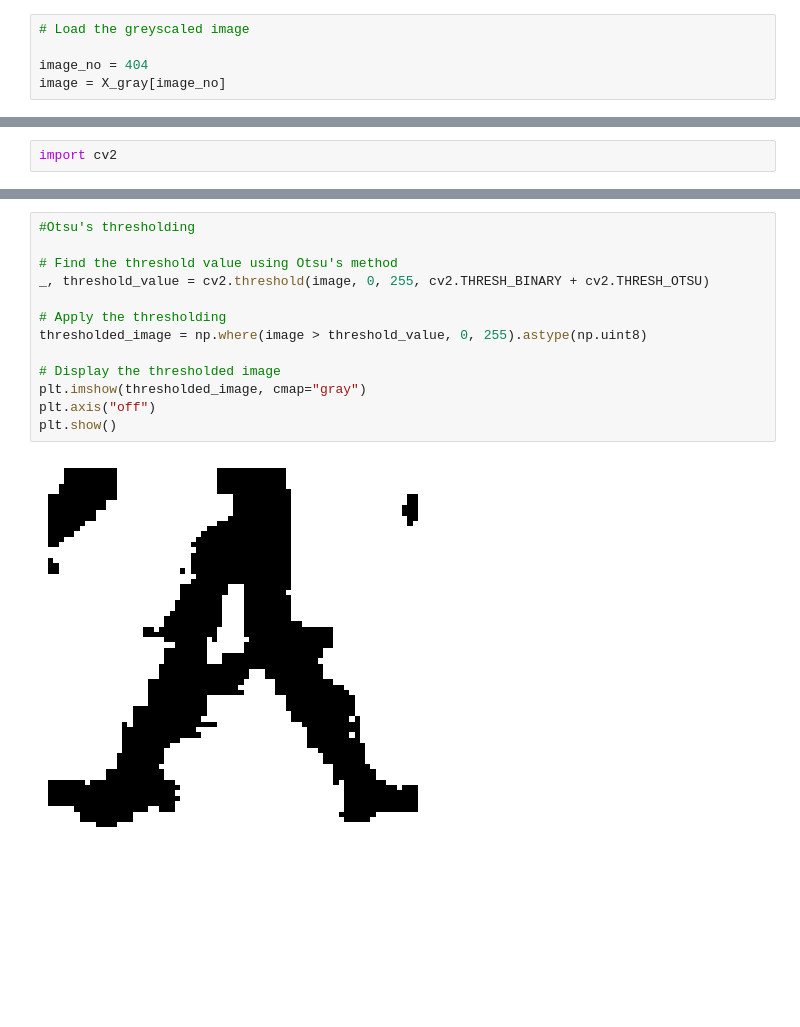
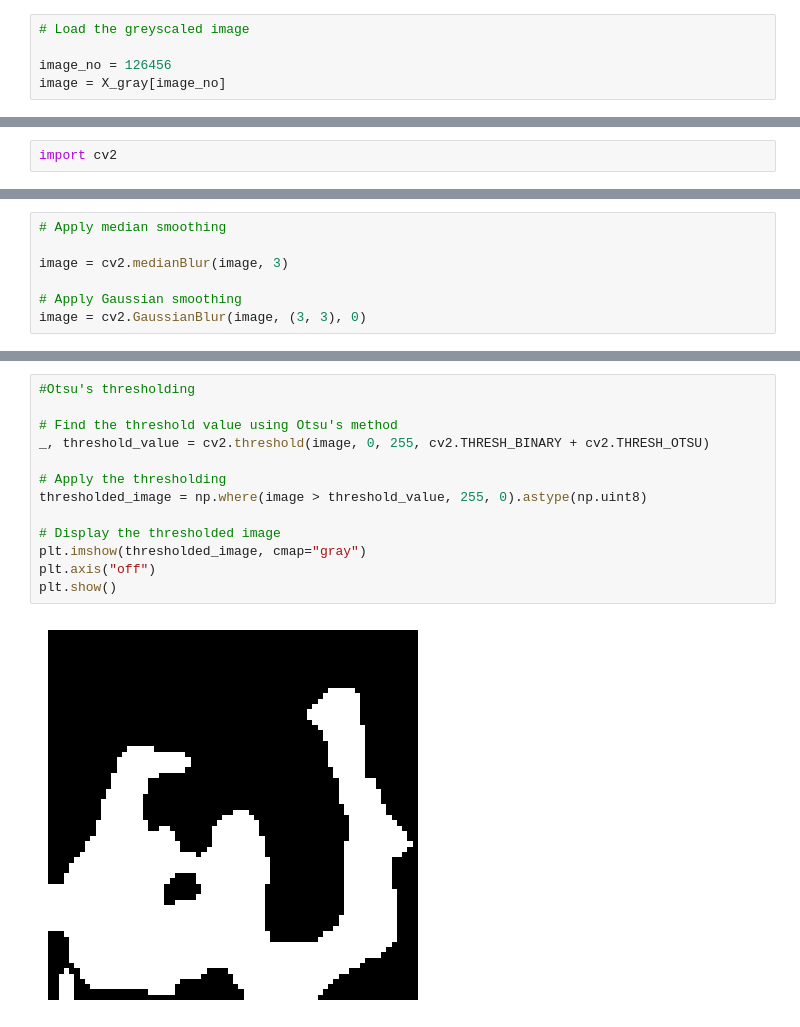
Before and after one commit to Wishmitha/Vesuvius, a Jupyter notebook: alpub_autoencoder/alpub_image_processor.ipynb, the cells around one changed output, grey strips where cells are left out. Drawn from its saved outputs; the diff is of its cells as text; blank space fills up the shorter version.

Commit message:
Implement postprocessing steps for adaptive thresholding

```diff
--- a/alpub_autoencoder/alpub_image_processor.ipynb
+++ b/alpub_autoencoder/alpub_image_processor.ipynb
@@ -48,7 +48,7 @@ for img in X:
 # %%
 # Load the greyscaled image
 
-image_no = 404
+image_no = 126456
 image = X_gray[image_no]
 # %%
 # Display the grayscale image
@@ -74,3 +62,10 @@ plt.show()
+# %%
+# Apply median smoothing
+
+image = cv2.medianBlur(image, 3)
+
+# Apply Gaussian smoothing
+image = cv2.GaussianBlur(image, (3, 3), 0)
 # %%
 # Apply global thresholding
 
@@ -87,18 +140,18 @@ plt.show()
 # %%
 #Otsu's thresholding
 
 # Find the threshold value using Otsu's method
 _, threshold_value = cv2.threshold(image, 0, 255, cv2.THRESH_BINARY + cv2.THRESH_OTSU)
 
 # Apply the thresholding
-thresholded_image = np.where(image > threshold_value, 0, 255).astype(np.uint8)
+thresholded_image = np.where(image > threshold_value, 255, 0).astype(np.uint8)
 
 # Display the thresholded image
 plt.imshow(thresholded_image, cmap="gray")
 plt.axis("off")
 plt.show()
 # %% [output]
-[figure, old version]
+[figure, new version]
 # %%
 # Perform erosion and dialation
 
```
Also changed, not shown: parts of 9 cells of this notebook.
